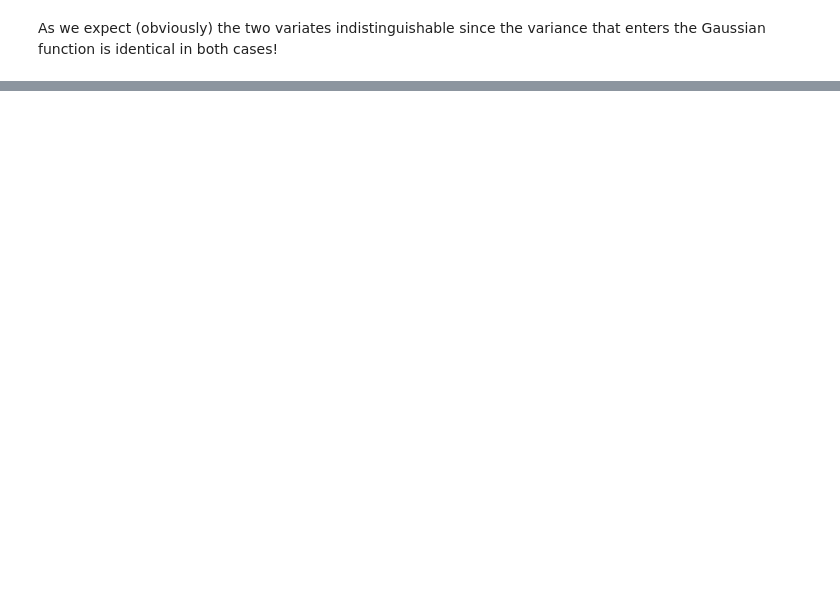
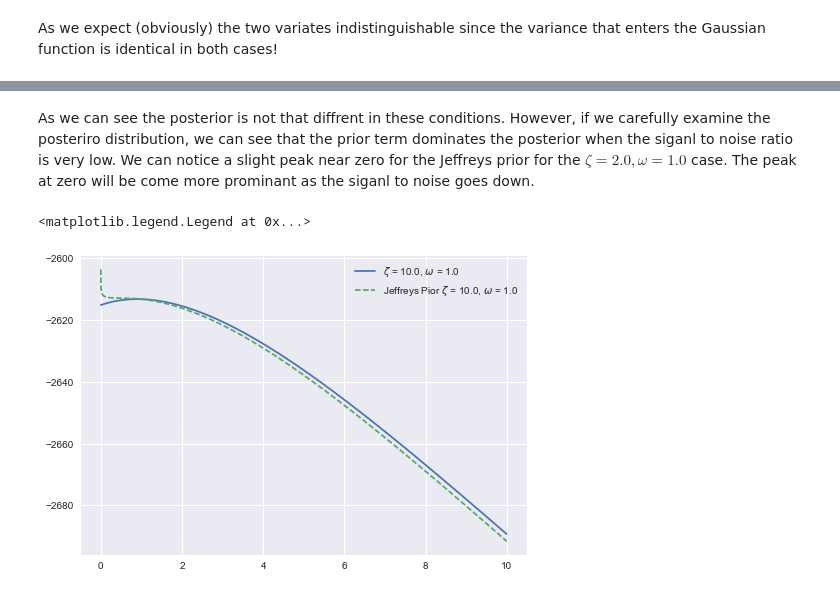
Before and after one commit to tbs1980/research-covariance-matrix-estimation, a Jupyter notebook: notes/univariate_gaussian/jupyter/2017_09_10_univariate_gaussian.ipynb, the cells around one changed output, grey strips where cells are left out. Cells and saved outputs as stored; diff of their text form; code cells hidden in the pictures; blank space fills up the shorter version.

```diff
--- a/notes/univariate_gaussian/jupyter/2017_09_10_univariate_gaussian.ipynb
+++ b/notes/univariate_gaussian/jupyter/2017_09_10_univariate_gaussian.ipynb
@@ -42,0 +58,15 @@ posterior_distribution_of_zeta(ys_list[0], 1., 10.)
+# %% [markdown]
+As we can see the posterior is not that diffrent in these conditions. However, if we carefully examine the posteriro distribution, we can see that the prior term dominates the posterior when the siganl to noise ratio is very low. We can notice a slight peak near zero for the Jeffreys prior for the $\zeta = 2.0, \omega = 1.0$ case. The peak at zero will be come more prominant as the siganl to noise goes down.
+# %%
+zeta = 10.
+omega = 1.
+ys = generate_noisy_gaussian_random_variates(n_variates, zeta, omega)
+o = np.logspace(-5, 1, 1000)
+log_prob_o = log_posterior_distribution(ys, zeta, o)
+log_prob_o_p = log_posterior_distribution_jeffreys_omega(ys, zeta, o)
+plt.plot(o, log_prob_o, label=r"$\zeta$ = {}, $\omega$ = {}".format(zeta, omega))
+plt.plot(o, log_prob_o_p, '--', label=r"Jeffreys Pior $\zeta$ = {}, $\omega$ = {}".format(zeta, omega))
+plt.legend(loc=0)
+# %% [output]
+<matplotlib.legend.Legend at 0x...>
+[figure, added]
```
Also changed, not shown: parts of 9 cells of this notebook.
